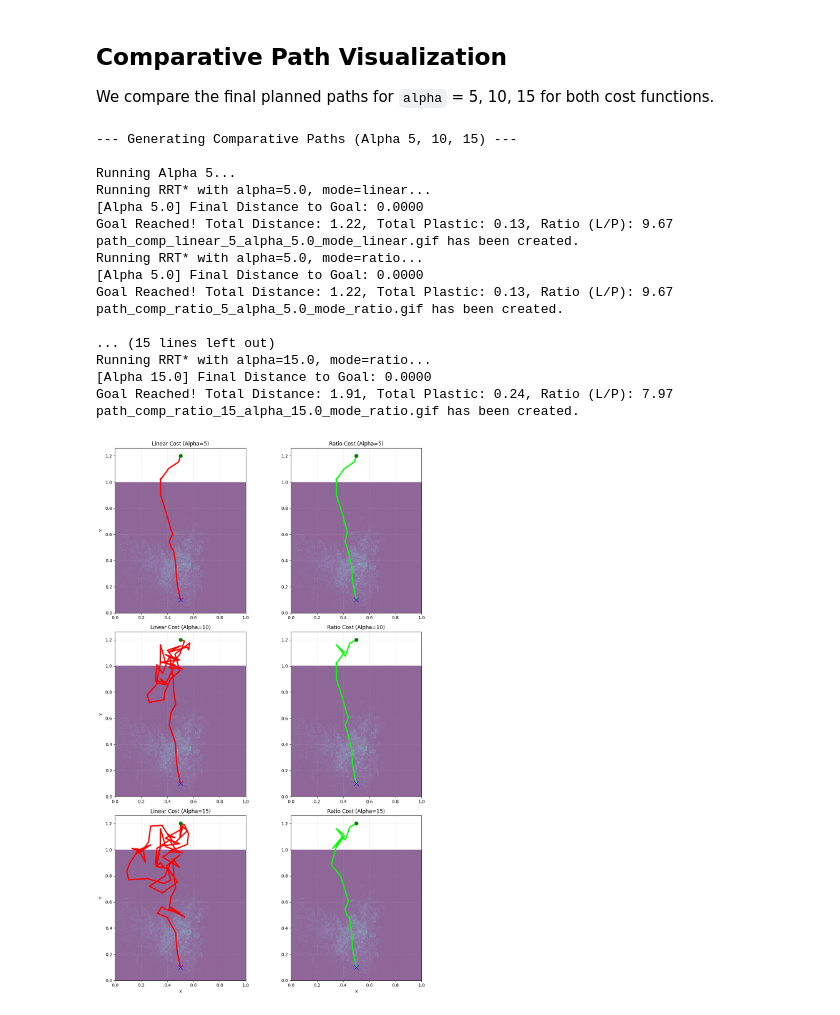
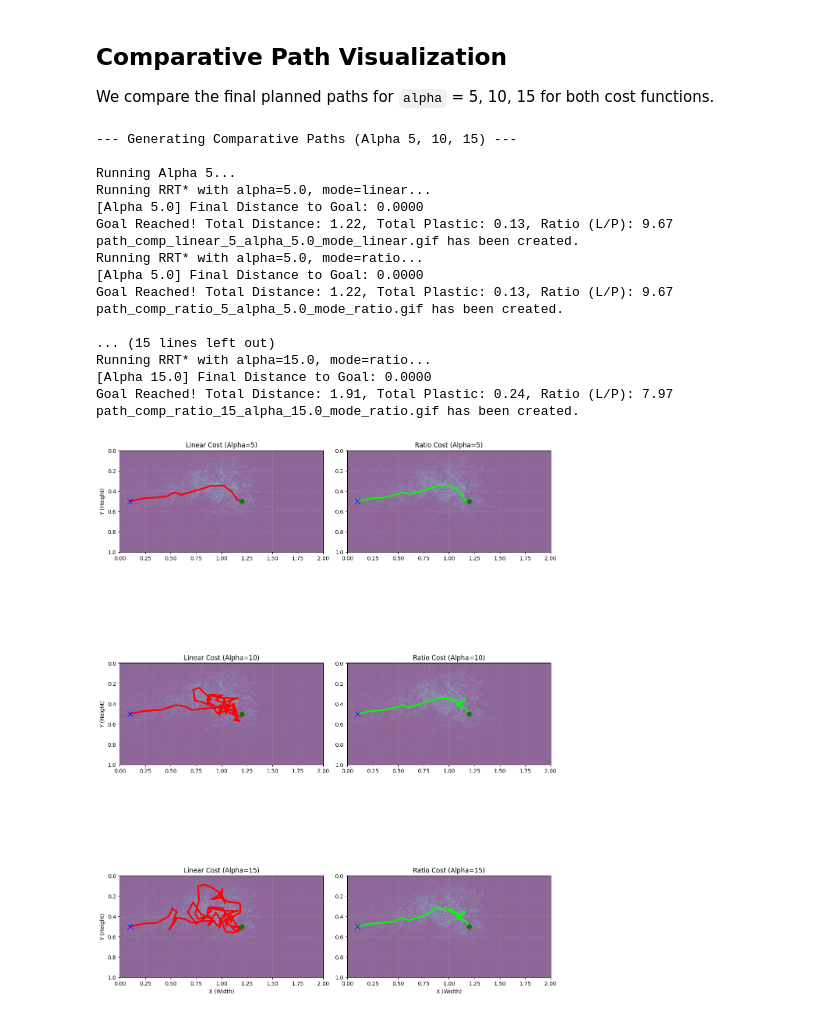
Before and after one commit to rks277/planning-final-proj, a Jupyter notebook: Alpha_Sweep.ipynb, the cells around one changed output. Drawn from its saved outputs; the diff is of its cells as text; code cells hidden in the pictures.

Commit message:
Fix plot extent and orientation in path comparison

```diff
--- a/Alpha_Sweep.ipynb
+++ b/Alpha_Sweep.ipynb
@@ -125,54 +125,63 @@ for alpha in alphas_to_compare:
 fig, axes = plt.subplots(3, 2, figsize=(12, 18))
 # Load background
 img = plt.imread('summer_2002_day0_density.png')
+# Image extent: x=[0, 2.0], y=[1.0, 0] (origin upper)
+extent = [0, 2.0, 1.0, 0.0]
 
 for i, alpha in enumerate(alphas_to_compare):
     # Row i, Col 0: LINEAR
     ax_lin = axes[i, 0]
-    ax_lin.imshow(img, origin='lower', extent=[0, 1, 0, 1], alpha=0.6)
+    ax_lin.imshow(img, origin='upper', extent=extent, alpha=0.6)
     pl = np.array(paths_linear[alpha])
     if len(pl) > 0:
-        ax_lin.plot(pl[:, 0], pl[:, 1], color='red', linewidth=3)
+        # Plot X (col 1) on X-axis, Y (col 0) on Y-axis
+        ax_lin.plot(pl[:, 1], pl[:, 0], color='red', linewidth=3)
         # Mark Start/End
-        ax_lin.plot(pl[0, 0], pl[0, 1], 'go', markersize=8) # Start
-        ax_lin.plot(pl[-1, 0], pl[-1, 1], 'bx', markersize=10) # End
+        ax_lin.plot(pl[0, 1], pl[0, 0], 'go', markersize=8) # Start
+        ax_lin.plot(pl[-1, 1], pl[-1, 0], 'bx', markersize=10) # End
     ax_lin.set_title(f"Linear Cost (Alpha={alpha})")
-    ax_lin.set_ylabel("Y")
-    if i == 2: ax_lin.set_xlabel("X")
+    ax_lin.set_ylabel("Y (Height)")
+    if i == 2: ax_lin.set_xlabel("X (Width)")
     ax_lin.grid(True, linestyle=':', alpha=0.6)
 
     # Row i, Col 1: RATIO
     ax_rat = axes[i, 1]
-    ax_rat.imshow(img, origin='lower', extent=[0, 1, 0, 1], alpha=0.6)
+    ax_rat.imshow(img, origin='upper', extent=extent, alpha=0.6)
     pr = np.array(paths_ratio[alpha])
     if len(pr) > 0:
-        ax_rat.plot(pr[:, 0], pr[:, 1], color='lime', linewidth=3)
+        ax_rat.plot(pr[:, 1], pr[:, 0], color='lime', linewidth=3)
         # Mark Start/End
-        ax_rat.plot(pr[0, 0], pr[0, 1], 'go', markersize=8)
-        ax_rat.plot(pr[-1, 0], pr[-1, 1], 'bx', markersize=10)
+        ax_rat.plot(pr[0, 1], pr[0, 0], 'go', markersize=8)
+        ax_rat.plot(pr[-1, 1], pr[-1, 0], 'bx', markersize=10)
     ax_rat.set_title(f"Ratio Cost (Alpha={alpha})")
-    if i == 2: ax_rat.set_xlabel("X")
+    if i == 2: ax_rat.set_xlabel("X (Width)")
     ax_rat.grid(True, linestyle=':', alpha=0.6)
+
+# Ensure axis limits cover the goal if it goes outside image (Goal x=1.2 is inside 2.0)
+# But just in case, set lims based on extent
+for ax in axes.flat:
+    ax.set_xlim(0, 2.0)
+    ax.set_ylim(1.0, 0.0) # Match origin upper
 
 plt.tight_layout()
 plt.savefig('path_comparison_grid.png')
 plt.show()
 # %% [output]
 --- Generating Comparative Paths (Alpha 5, 10, 15) ---
 
 Running Alpha 5...
 Running RRT* with alpha=5.0, mode=linear...
 [Alpha 5.0] Final Distance to Goal: 0.0000
 Goal Reached! Total Distance: 1.22, Total Plastic: 0.13, Ratio (L/P): 9.67
 path_comp_linear_5_alpha_5.0_mode_linear.gif has been created.
 Running RRT* with alpha=5.0, mode=ratio...
 [Alpha 5.0] Final Distance to Goal: 0.0000
 Goal Reached! Total Distance: 1.22, Total Plastic: 0.13, Ratio (L/P): 9.67
 path_comp_ratio_5_alpha_5.0_mode_ratio.gif has been created.
 
 ... (15 lines left out)
 Running RRT* with alpha=15.0, mode=ratio...
 [Alpha 15.0] Final Distance to Goal: 0.0000
 Goal Reached! Total Distance: 1.91, Total Plastic: 0.24, Ratio (L/P): 7.97
 path_comp_ratio_15_alpha_15.0_mode_ratio.gif has been created.
-[figure, old version]
+[figure, new version]
```
